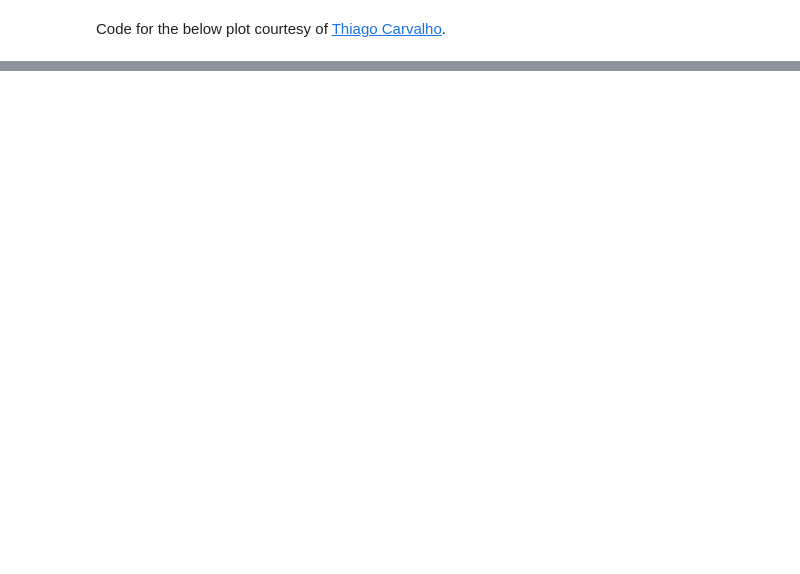
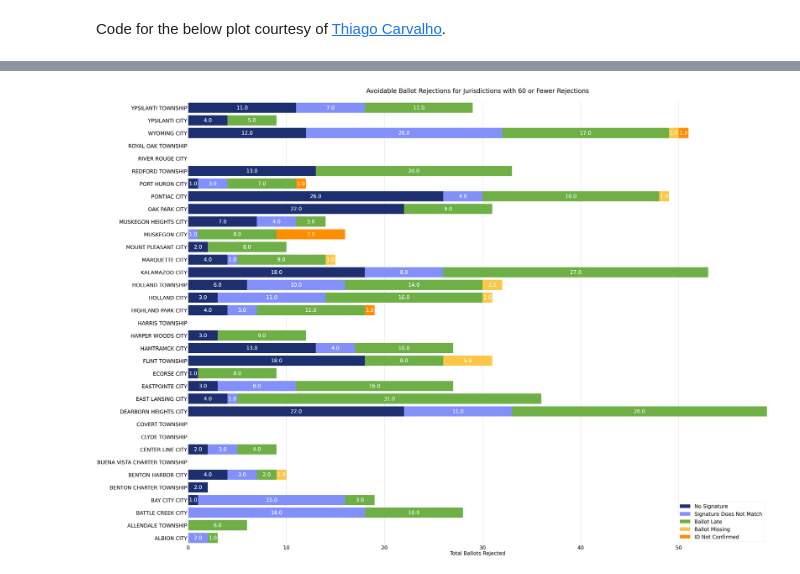
Before and after one commit to alexiskedo/Rejected-Ballot-Data, a Jupyter notebook: final_analysis.ipynb, the cells around one changed output, grey strips where cells are left out. Drawn from its saved outputs; the diff is of its cells as text; code cells hidden in the pictures; blank space fills up the shorter version.

```diff
--- a/final_analysis.ipynb
+++ b/final_analysis.ipynb
@@ -426,0 +499,2 @@ print(detroit.shape)
+# %%
+small_juris = small
@@ -431,34 +524,36 @@ colors = ['#1D2F6F', '#8390FA', '#6EAF46', '#FAC748', '#FF8D00']
 labels = ['No Signature','Signature Does Not Match','Ballot Late','Ballot Missing','ID Not Confirmed']
 
 plt.rc('font', size=35)
 
 #figure and axis
 fig, ax = plt.subplots(1, figsize=(70,55))
 #plot bars
 left = len(small_juris) * [0]
 for idx, name in enumerate(fields):
     rects = plt.barh(small_juris.index, small_juris[name], left=left, color=colors[idx])
     left = left + small_juris[name]
     for c in ax.containers:
         labels2 = [v.get_width() if v.get_width() > 0 else '' for v in c]
         ax.bar_label(c, labels=labels2, label_type='center', color='#ffffff', fmt='.0f')
 #title, legend, labels
-plt.title('Administrative Ballot Rejections for Jurisdictions with 60 or Fewer Rejections\n', loc='center')
+plt.title('Avoidable Ballot Rejections for Jurisdictions with 60 or Fewer Rejections\n', loc='center')
 plt.legend(labels)
 plt.xlabel('Total Ballots Rejected')
 #remove spines
 ax.spines['right'].set_visible(False)
 ax.spines['left'].set_visible(False)
 ax.spines['top'].set_visible(False)
 ax.spines['bottom'].set_visible(False)
 #adjust limits and draw grid lines
 plt.ylim(-0.5, ax.get_yticks()[-1] + 0.5)
 ax.set_axisbelow(True)
 ax.xaxis.grid(color='gray', linestyle='dashed')
 
 plt.show()
 #Royal Oak Township, Harris Township, Holland Township, Clyde Township, Covert Township, Buena Vista Charter Township,
 #and River Rouge City are not shown in graphs because they had zero rejected ballots in 2020.
+# %% [output]
+[figure, added]
 # %%
 #Bar chart for larger jurisdictions next
 fields = ['NO SIGNATURE','SIGNATURE NO MATCH', 'BALLOT LATE','NO BALLOT IN ENVELOPE','ID NOT CONFIRMED']
```
Also changed, not shown: parts of 21 cells of this notebook.
